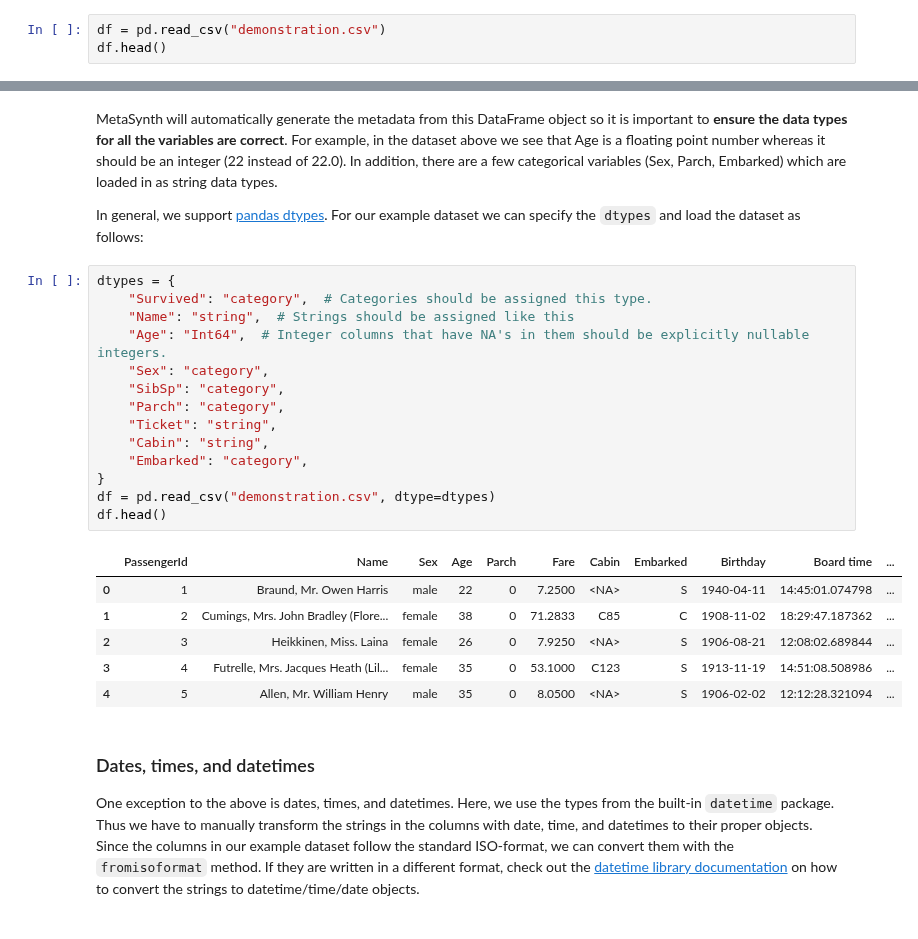
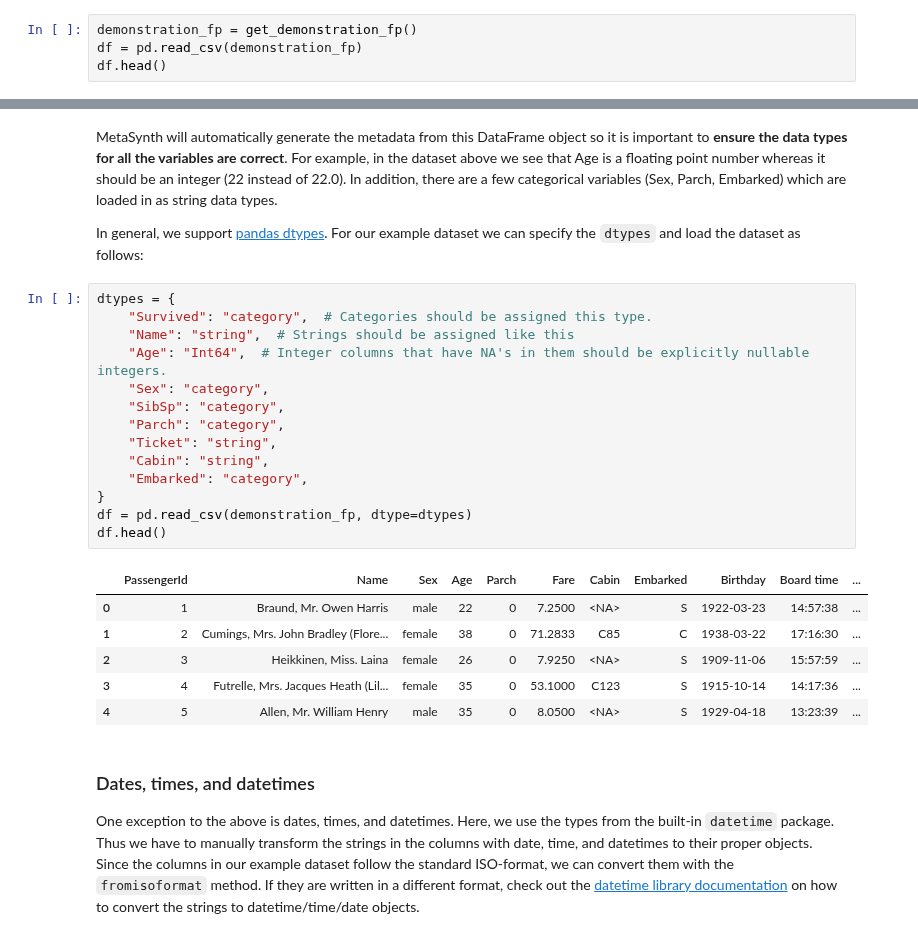
Before and after one commit to sodascience/metasyn, a Jupyter notebook: examples/advanced_tutorial.ipynb, the cells around one changed output, grey strips where cells are left out. Saved outputs shown, nothing was run; the diff lists cells and outputs as text.

```diff
--- a/examples/advanced_tutorial.ipynb
+++ b/examples/advanced_tutorial.ipynb
@@ -16,7 +17,8 @@ from metasynth import MetaDataset
 
 The first step in creating the metadata is reading and converting your dataset to a pandas DataFrame.
 # %%
-df = pd.read_csv("demonstration.csv")
+demonstration_fp = get_demonstration_fp()
+df = pd.read_csv(demonstration_fp)
 df.head()
 # %% [output]
 |  | PassengerId | Name | Sex | Age | Parch | Fare | Cabin | Embarked | Birthday | Board time | ... |
@@ -32,24 +34,24 @@ In general, we support [pandas dtypes](https://pandas.pydata.org/pandas-docs/sta
 # %%
 dtypes = {
     "Survived": "category",  # Categories should be assigned this type.
     "Name": "string",  # Strings should be assigned like this
     "Age": "Int64",  # Integer columns that have NA's in them should be explicitly nullable integers.
     "Sex": "category",
     "SibSp": "category",
     "Parch": "category",
     "Ticket": "string",
     "Cabin": "string",
     "Embarked": "category",
 }
-df = pd.read_csv("demonstration.csv", dtype=dtypes)
+df = pd.read_csv(demonstration_fp, dtype=dtypes)
 df.head()
 # %% [output]
 |  | PassengerId | Name | Sex | Age | Parch | Fare | Cabin | Embarked | Birthday | Board time | ... |
-| 0 | 1 | Braund, Mr. Owen Harris | male | 22 | 0 | 7.2500 | <NA> | S | 1940-04-11 | 14:45:01.074798 | ... |
-| 1 | 2 | Cumings, Mrs. John Bradley (Flore... | female | 38 | 0 | 71.2833 | C85 | C | 1908-11-02 | 18:29:47.187362 | ... |
-| 2 | 3 | Heikkinen, Miss. Laina | female | 26 | 0 | 7.9250 | <NA> | S | 1906-08-21 | 12:08:02.689844 | ... |
-| 3 | 4 | Futrelle, Mrs. Jacques Heath (Lil... | female | 35 | 0 | 53.1000 | C123 | S | 1913-11-19 | 14:51:08.508986 | ... |
-| 4 | 5 | Allen, Mr. William Henry | male | 35 | 0 | 8.0500 | <NA> | S | 1906-02-02 | 12:12:28.321094 | ... |
+| 0 | 1 | Braund, Mr. Owen Harris | male | 22 | 0 | 7.2500 | <NA> | S | 1922-03-23 | 14:57:38 | ... |
+| 1 | 2 | Cumings, Mrs. John Bradley (Flore... | female | 38 | 0 | 71.2833 | C85 | C | 1938-03-22 | 17:16:30 | ... |
+| 2 | 3 | Heikkinen, Miss. Laina | female | 26 | 0 | 7.9250 | <NA> | S | 1909-11-06 | 15:57:59 | ... |
+| 3 | 4 | Futrelle, Mrs. Jacques Heath (Lil... | female | 35 | 0 | 53.1000 | C123 | S | 1915-10-14 | 14:17:36 | ... |
+| 4 | 5 | Allen, Mr. William Henry | male | 35 | 0 | 8.0500 | <NA> | S | 1929-04-18 | 13:23:39 | ... |
 # %% [markdown]
 ### Dates, times, and datetimes
 
```
Also changed, not shown: parts of 12 cells of this notebook, 10 other files.
